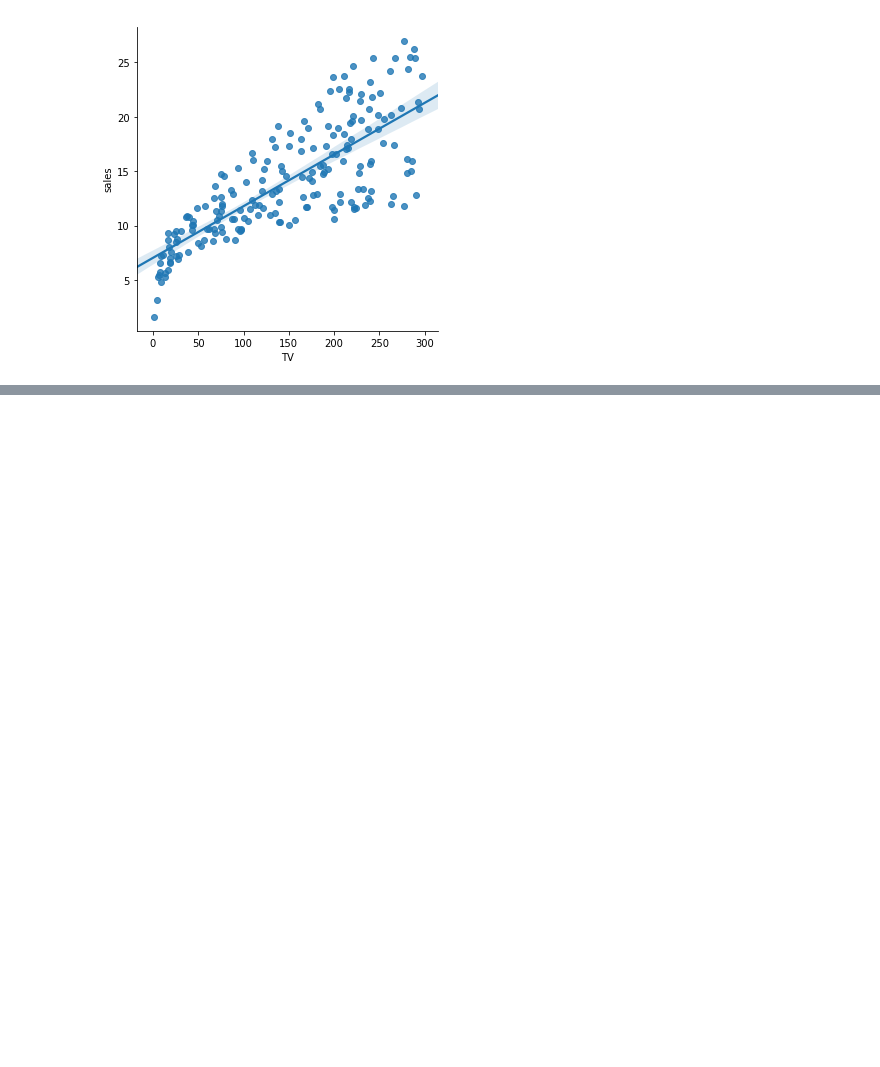
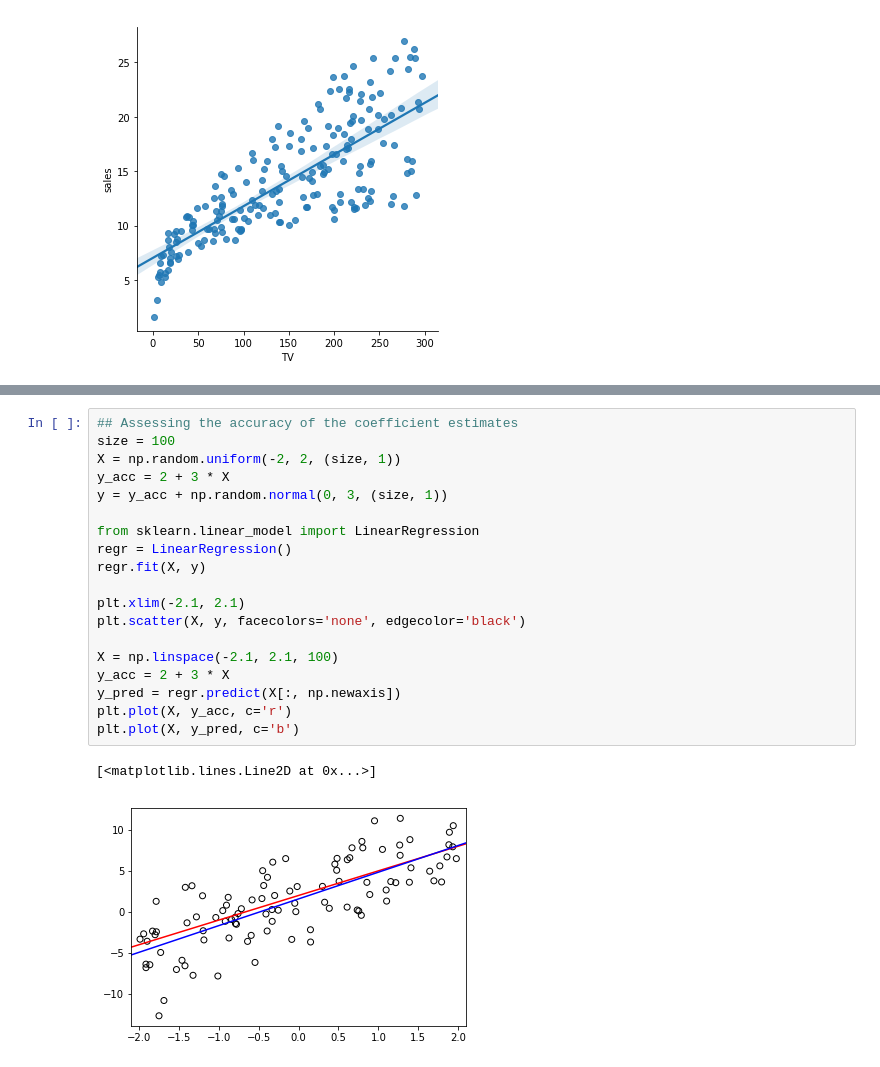
Before and after one commit to wangbinyq/personal-wiki, a Jupyter notebook: cs229/islr/linear regression.ipynb, the cells around one changed output, grey strips where cells are left out. Saved outputs shown, nothing was run; the diff lists cells and outputs as text; blank space fills up the shorter version.

Commit message:
update linear regression

```diff
--- a/cs229/islr/linear regression.ipynb
+++ b/cs229/islr/linear regression.ipynb
@@ -67,0 +86,22 @@ Text(0,0.5,'$\\beta_{1}$')
+# %%
+## Assessing the accuracy of the coefficient estimates
+size = 100
+X = np.random.uniform(-2, 2, (size, 1))
+y_acc = 2 + 3 * X
+y = y_acc + np.random.normal(0, 3, (size, 1))
+
+from sklearn.linear_model import LinearRegression
+regr = LinearRegression()
+regr.fit(X, y)
+
+plt.xlim(-2.1, 2.1)
+plt.scatter(X, y, facecolors='none', edgecolor='black')
+
+X = np.linspace(-2.1, 2.1, 100)
+y_acc = 2 + 3 * X
+y_pred = regr.predict(X[:, np.newaxis])
+plt.plot(X, y_acc, c='r')
+plt.plot(X, y_pred, c='b')
+# %% [output]
+[<matplotlib.lines.Line2D at 0x...>]
+[figure, added]
```
Also changed, not shown: parts of 5 cells of this notebook.
